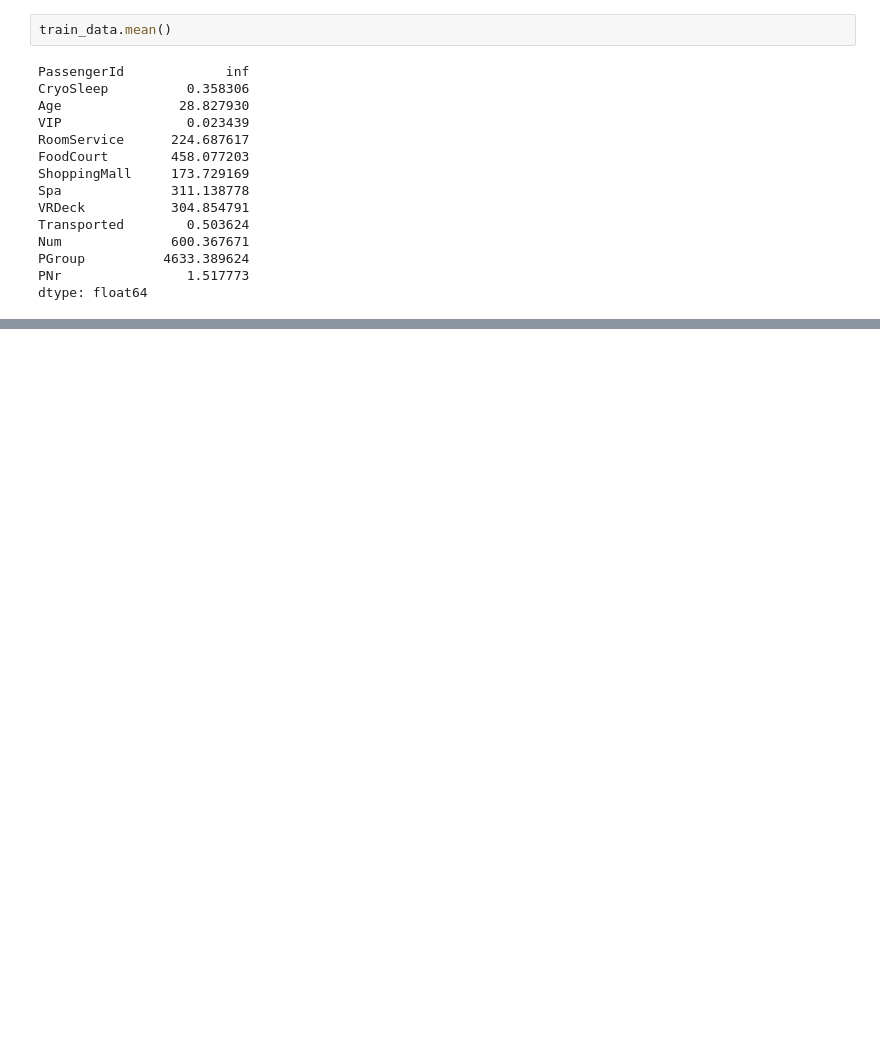
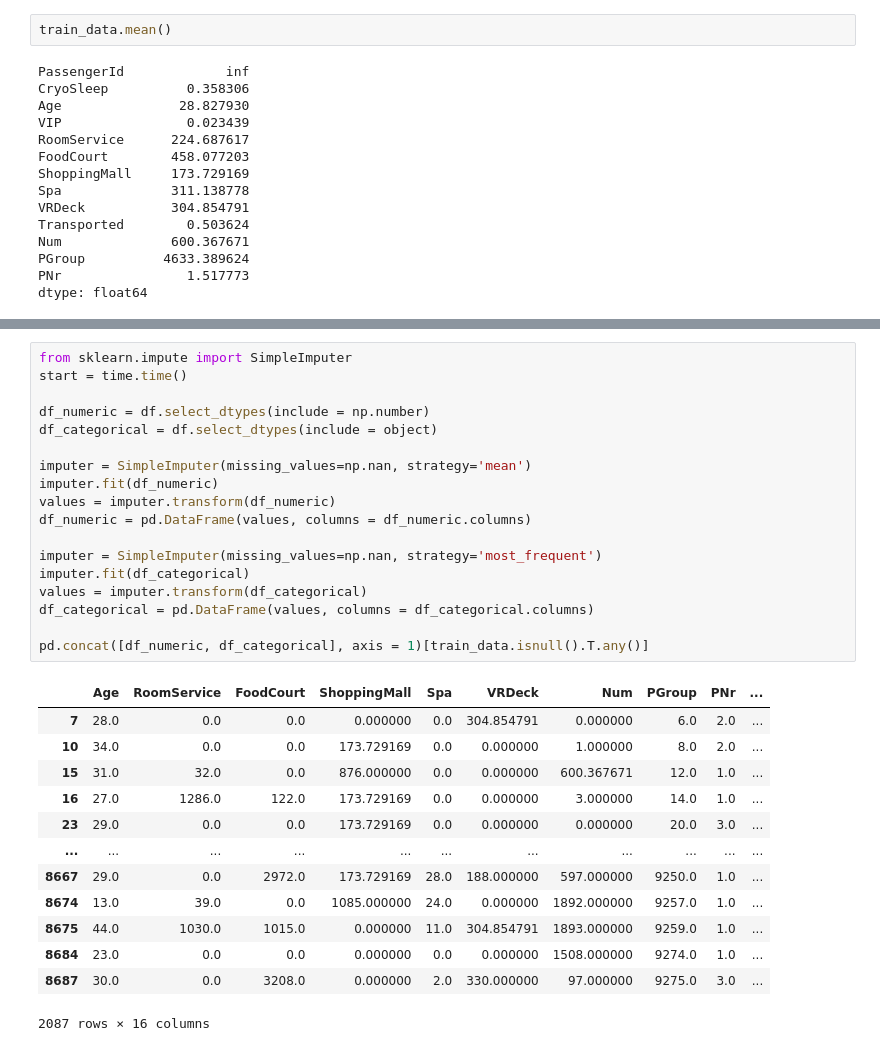
Before and after one commit to He1o/Cyrus_NoteBook, a Jupyter notebook: Kaggle/4.xgboost0.89.ipynb, the cells around one changed output, grey strips where cells are left out. Drawn from its saved outputs; the diff is of its cells as text; blank space fills up the shorter version.

```diff
--- a/Kaggle/4.xgboost0.89.ipynb
+++ b/Kaggle/4.xgboost0.89.ipynb
@@ -267,0 +347,32 @@ dtype: float64
+# %%
+from sklearn.impute import SimpleImputer
+start = time.time()
+
+df_numeric = df.select_dtypes(include = np.number)
+df_categorical = df.select_dtypes(include = object)
+
+imputer = SimpleImputer(missing_values=np.nan, strategy='mean')
+imputer.fit(df_numeric)
+values = imputer.transform(df_numeric)
+df_numeric = pd.DataFrame(values, columns = df_numeric.columns)
+
+imputer = SimpleImputer(missing_values=np.nan, strategy='most_frequent')
+imputer.fit(df_categorical)
+values = imputer.transform(df_categorical)
+df_categorical = pd.DataFrame(values, columns = df_categorical.columns)
+
+pd.concat([df_numeric, df_categorical], axis = 1)[train_data.isnull().T.any()]
+# %% [output]
+|  | Age | RoomService | FoodCourt | ShoppingMall | Spa | VRDeck | Num | PGroup | PNr | ... |
+| 7 | 28.0 | 0.0 | 0.0 | 0.000000 | 0.0 | 304.854791 | 0.000000 | 6.0 | 2.0 | ... |
+| 10 | 34.0 | 0.0 | 0.0 | 173.729169 | 0.0 | 0.000000 | 1.000000 | 8.0 | 2.0 | ... |
+| 15 | 31.0 | 32.0 | 0.0 | 876.000000 | 0.0 | 0.000000 | 600.367671 | 12.0 | 1.0 | ... |
+| 16 | 27.0 | 1286.0 | 122.0 | 173.729169 | 0.0 | 0.000000 | 3.000000 | 14.0 | 1.0 | ... |
+| 23 | 29.0 | 0.0 | 0.0 | 173.729169 | 0.0 | 0.000000 | 0.000000 | 20.0 | 3.0 | ... |
+| ... | ... | ... | ... | ... | ... | ... | ... | ... | ... | ... |
+| 8667 | 29.0 | 0.0 | 2972.0 | 173.729169 | 28.0 | 188.000000 | 597.000000 | 9250.0 | 1.0 | ... |
+| 8674 | 13.0 | 39.0 | 0.0 | 1085.000000 | 24.0 | 0.000000 | 1892.000000 | 9257.0 | 1.0 | ... |
+| 8675 | 44.0 | 1030.0 | 1015.0 | 0.000000 | 11.0 | 304.854791 | 1893.000000 | 9259.0 | 1.0 | ... |
+| 8684 | 23.0 | 0.0 | 0.0 | 0.000000 | 0.0 | 0.000000 | 1508.000000 | 9274.0 | 1.0 | ... |
+| 8687 | 30.0 | 0.0 | 3208.0 | 0.000000 | 2.0 | 330.000000 | 97.000000 | 9275.0 | 3.0 | ... |
+2087 rows × 16 columns
```
Also changed, not shown: parts of 6 cells of this notebook, 3 other files.
